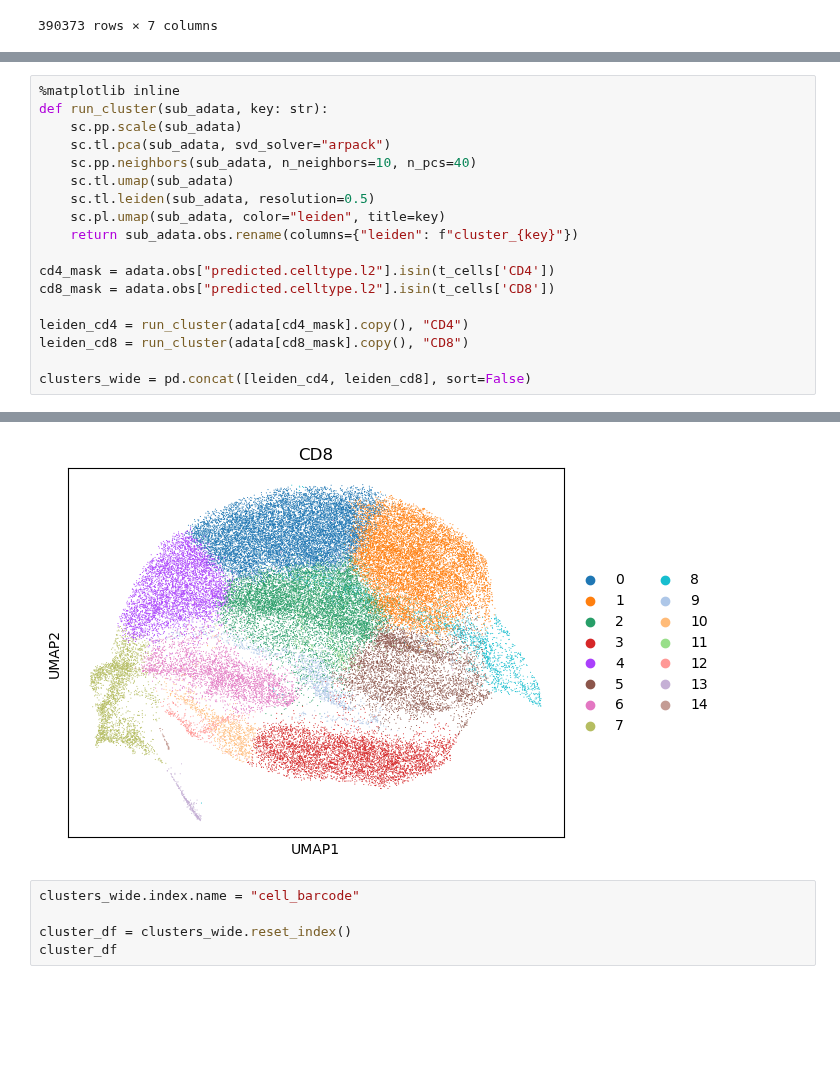
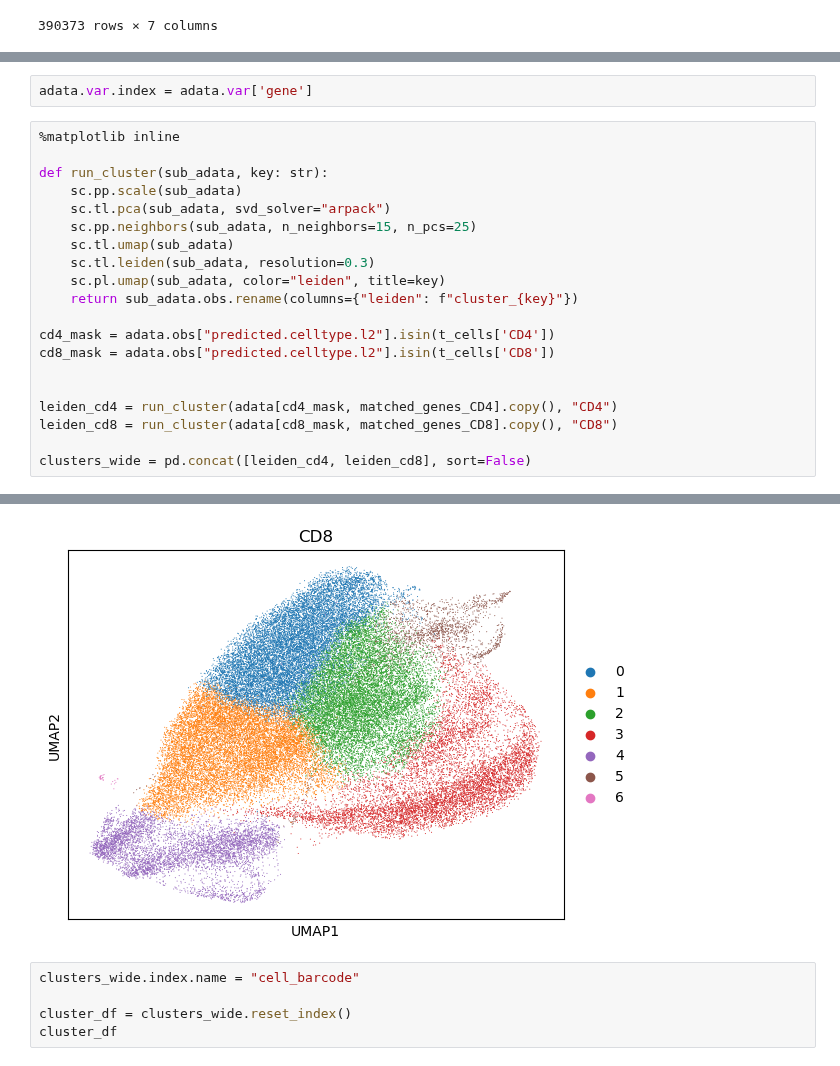
Before and after one commit to Sun-lab/CAT, a Jupyter notebook: Chin_2025/process_output.ipynb, the cells around one changed output, grey strips where cells are left out. Saved outputs shown, nothing was run; the diff lists cells and outputs as text; blank space fills up the shorter version.

```diff
--- a/Chin_2025/process_output.ipynb
+++ b/Chin_2025/process_output.ipynb
@@ -387,19 +457,23 @@ adata.obs
+# %%
+adata.var.index = adata.var['gene']
 # %%
 %matplotlib inline
+
 def run_cluster(sub_adata, key: str):
     sc.pp.scale(sub_adata)
     sc.tl.pca(sub_adata, svd_solver="arpack")
-    sc.pp.neighbors(sub_adata, n_neighbors=10, n_pcs=40)
+    sc.pp.neighbors(sub_adata, n_neighbors=15, n_pcs=25)
     sc.tl.umap(sub_adata)
-    sc.tl.leiden(sub_adata, resolution=0.5)
+    sc.tl.leiden(sub_adata, resolution=0.3)
     sc.pl.umap(sub_adata, color="leiden", title=key)
     return sub_adata.obs.rename(columns={"leiden": f"cluster_{key}"})
 
 cd4_mask = adata.obs["predicted.celltype.l2"].isin(t_cells['CD4'])
 cd8_mask = adata.obs["predicted.celltype.l2"].isin(t_cells['CD8'])
 
-leiden_cd4 = run_cluster(adata[cd4_mask].copy(), "CD4")
-leiden_cd8 = run_cluster(adata[cd8_mask].copy(), "CD8")
+
+leiden_cd4 = run_cluster(adata[cd4_mask, matched_genes_CD4].copy(), "CD4")
+leiden_cd8 = run_cluster(adata[cd8_mask, matched_genes_CD8].copy(), "CD8")
 
 clusters_wide = pd.concat([leiden_cd4, leiden_cd8], sort=False)
 # %% [output]
@@ -407,4 +481,4 @@ clusters_wide = pd.concat([leiden_cd4, leiden_cd8], sort=False)
-[figure, old version]
+[figure, new version]
 # %%
 clusters_wide.index.name = "cell_barcode"
 
```
Also changed, not shown: parts of 10 cells of this notebook, 11 other files.
